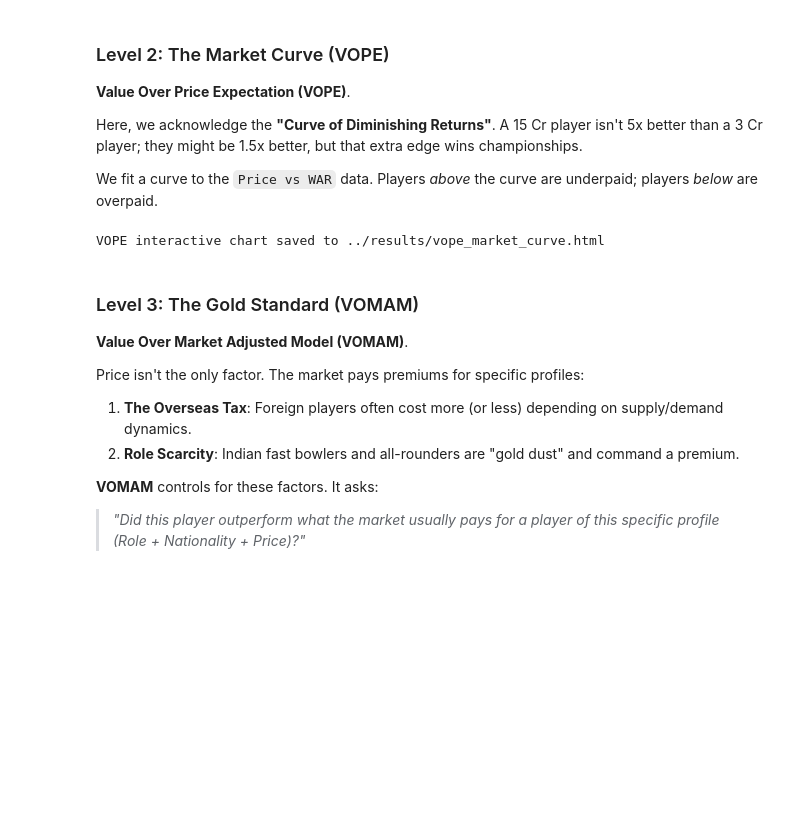
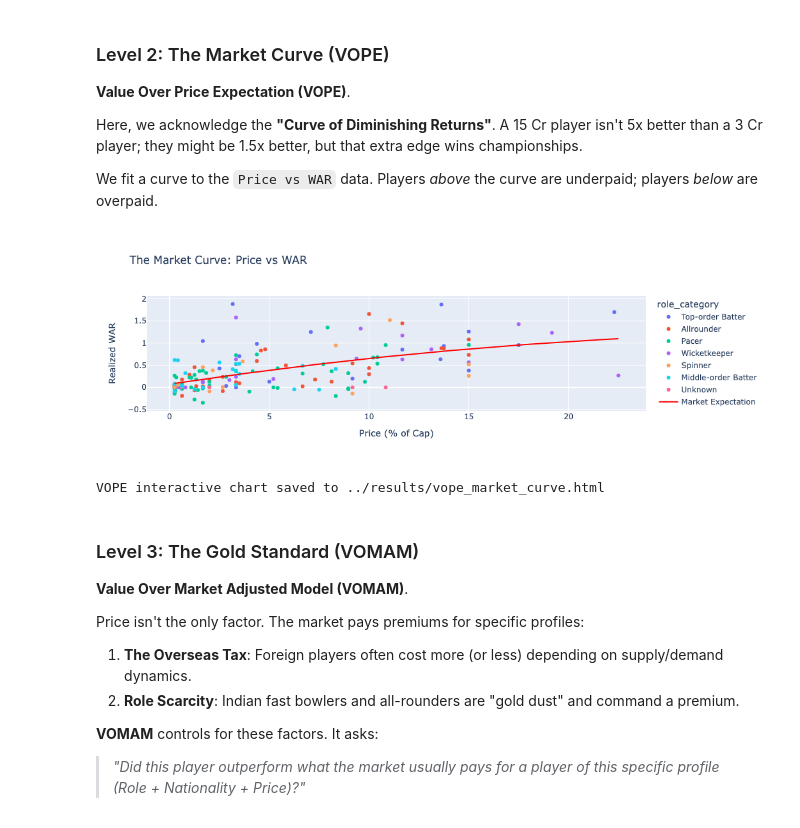
Before and after one commit to aryamanbgupta/auction-analysis, a Jupyter notebook: notebooks/06_moneyball_ipl_2025.ipynb, the cells around one changed output. Saved outputs shown, nothing was run; the diff lists cells and outputs as text; code cells hidden in the pictures; blank space fills up the shorter version.

```diff
--- a/notebooks/06_moneyball_ipl_2025.ipynb
+++ b/notebooks/06_moneyball_ipl_2025.ipynb
@@ -124,34 +126,35 @@ X_poly = poly.fit_transform(X)
 
 model = LinearRegression()
 model.fit(X_poly, y)
 
 df['xWAR_price_only'] = model.predict(X_poly)
 df['vope_simple'] = df['total_WAR'] - df['xWAR_price_only']
 
 # Generate Curve Points
 x_range = np.linspace(df['price_norm'].min(), df['price_norm'].max(), 100).reshape(-1, 1)
 x_poly_range = poly.fit_transform(x_range)
 y_pred_range = model.predict(x_poly_range)
 
 # Interactive Plot
 fig = px.scatter(df, x='price_norm', y='total_WAR', color='role_category',
                  hover_data=['price_name', 'team', 'price_cr'],
                  title='The Market Curve: Price vs WAR',
                  labels={'price_norm': 'Price (% of Cap)', 'total_WAR': 'Realized WAR'})
 
 fig.add_trace(go.Scatter(x=x_range.flatten(), y=y_pred_range, mode='lines',
                          name='Market Expectation', line=dict(color='red', width=2)))
 
 # Hide the role category legend
-fig.update_layout(showlegend=False)
+#fig.update_layout(showlegend=False)
 
 fig.show()
 
 # Save VOPE graph to HTML
 output_file_vope = PROJECT_ROOT / 'results' / 'vope_market_curve.html'
 fig.write_html(str(output_file_vope))
 print(f"VOPE interactive chart saved to {output_file_vope}")
 # %% [output]
+[figure, added]
 VOPE interactive chart saved to ../results/vope_market_curve.html
 # %% [markdown]
 ### Level 3: The Gold Standard (VOMAM)
```
Also changed, not shown: parts of 7 cells of this notebook, 2 other files.
